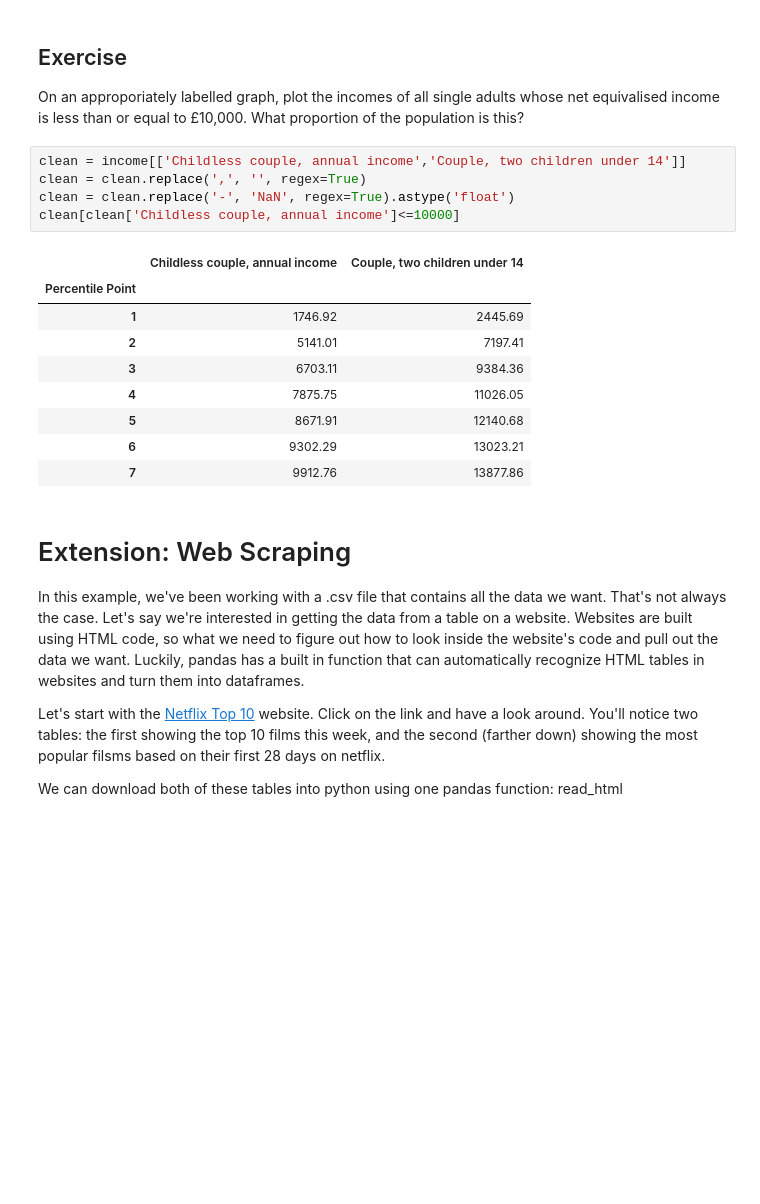
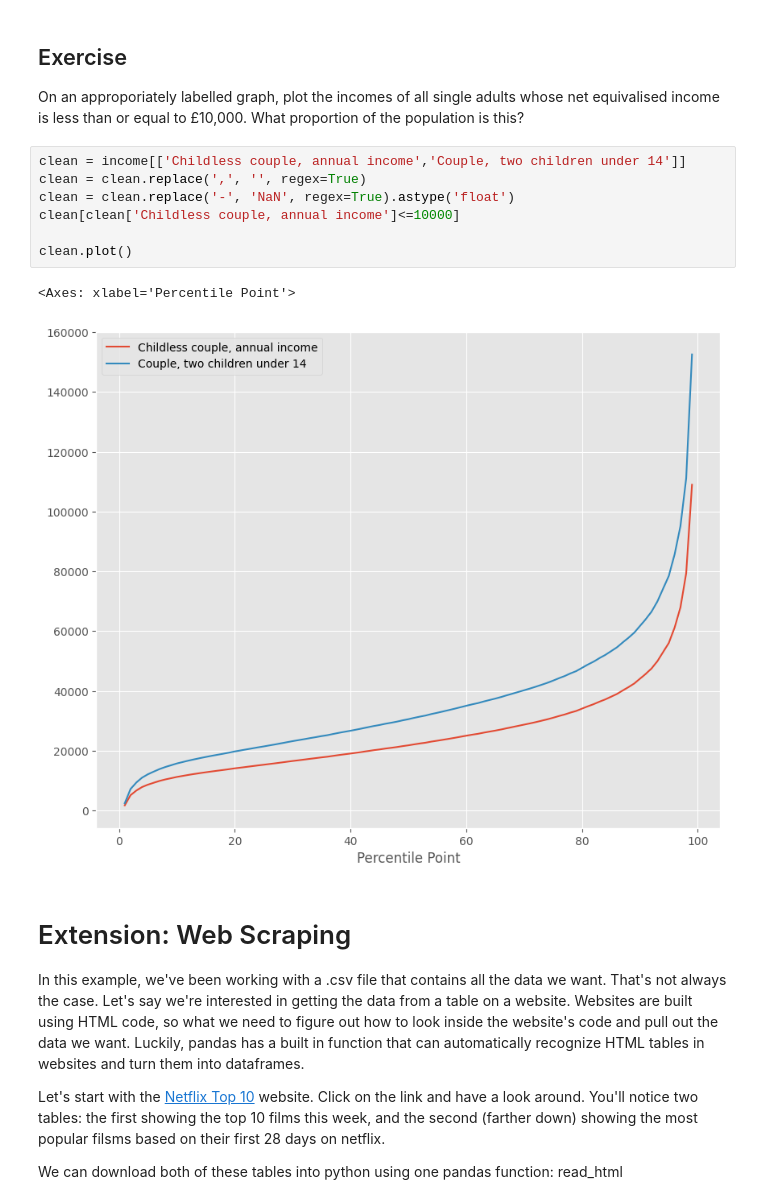
Before and after one commit to sofiabuono7/QM2, a Jupyter notebook: notebooks/W02. Pandas.ipynb, the cells around one changed output. Cells and saved outputs as stored; diff of their text form; blank space fills up the shorter version.

```diff
--- a/notebooks/W02. Pandas.ipynb
+++ b/notebooks/W02. Pandas.ipynb
@@ -424,18 +424,13 @@ On an approporiately labelled graph, plot the incomes of all single adults whose
 # %%
 clean = income[['Childless couple, annual income','Couple, two children under 14']]
 clean = clean.replace(',', '', regex=True)
 clean = clean.replace('-', 'NaN', regex=True).astype('float')
 clean[clean['Childless couple, annual income']<=10000]
+
+clean.plot()
 # %% [output]
-|  | Childless couple, annual income | Couple, two children under 14 |
-| Percentile Point |  |  |
-| 1 | 1746.92 | 2445.69 |
-| 2 | 5141.01 | 7197.41 |
-| 3 | 6703.11 | 9384.36 |
-| 4 | 7875.75 | 11026.05 |
-| 5 | 8671.91 | 12140.68 |
-| 6 | 9302.29 | 13023.21 |
-| 7 | 9912.76 | 13877.86 |
+<Axes: xlabel='Percentile Point'>
+[figure, added]
 # %% [markdown]
 # Extension: Web Scraping
 
```
Also changed, not shown: parts of 3 cells of this notebook.
